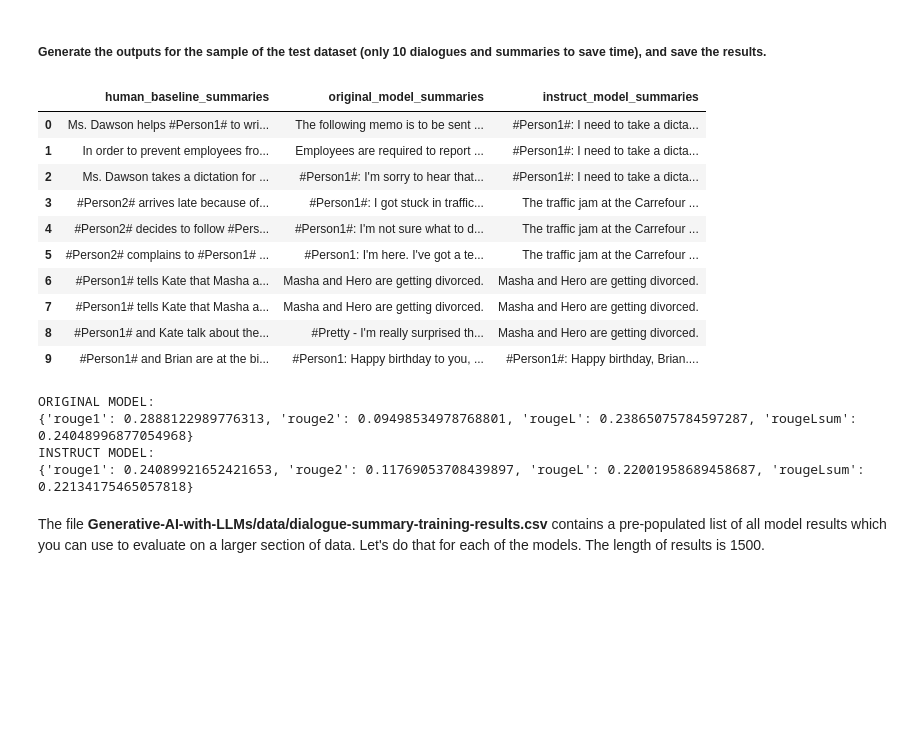
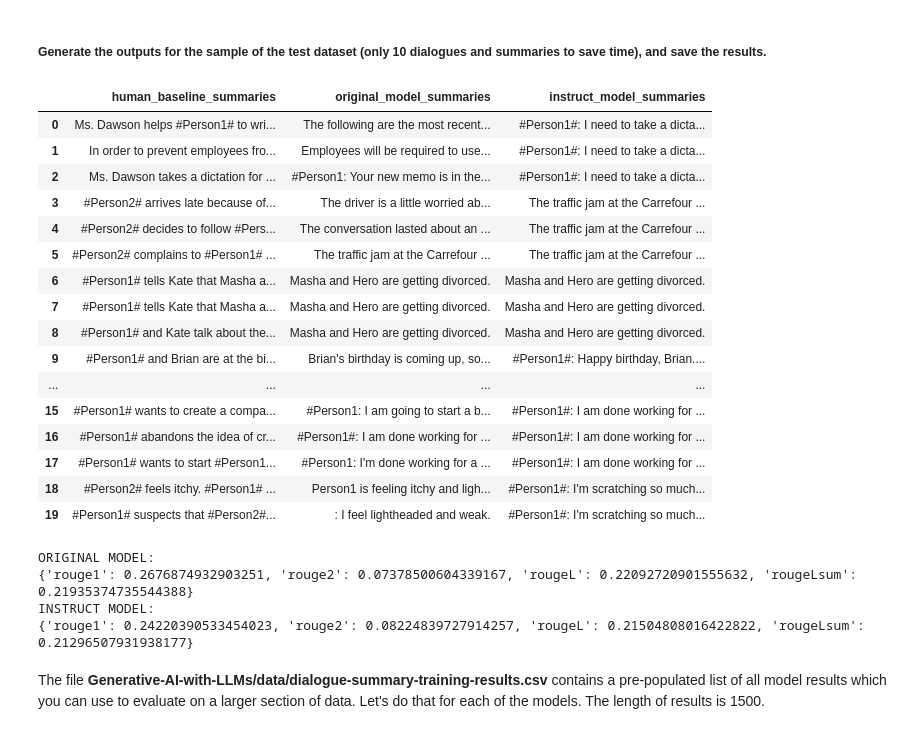
Before and after one commit to hwang2006/Generative-AI-with-LLMs, a Jupyter notebook: Lab_2_fine_tune_generative_ai_model.ipynb, the cells around one changed output. Saved outputs shown, nothing was run; the diff lists cells and outputs as text; code cells hidden in the pictures; blank space fills up the shorter version.

```diff
--- a/Lab_2_fine_tune_generative_ai_model.ipynb
+++ b/Lab_2_fine_tune_generative_ai_model.ipynb
@@ -266,7 +266,7 @@ training_args = TrainingArguments(
     logging_steps=100,
     fp16 = True,
     #max_steps=1,
-    #max_steps=100,
+    max_steps=100,
 )
 
 trainer = Trainer(
@@ -384,46 +384,52 @@ rouge = evaluate.load('rouge')
 # %%
 #dialogues = dataset['test'][0:10]['dialogue']
 #human_baseline_summaries = dataset['test'][0:10]['summary']
-dialogues = dataset['test'][0:10]['dialogue']
+dialogues = dataset['test'][0:20]['dialogue']
 human_baseline_summaries = dataset['test'][0:20]['summary']
 
 original_model_summaries = []
 instruct_model_summaries = []
 
 for _, dialogue in enumerate(dialogues):
     prompt = f"""
 Summarize the following conversation.
 
 {dialogue}
 
 Summary: """
     #input_ids = tokenizer(prompt, return_tensors="pt").input_ids
     input_ids = tokenizer(prompt, return_tensors="pt").input_ids.to(device)
 
     original_model_outputs = original_model.generate(input_ids=input_ids, generation_config=GenerationConfig(max_new_tokens=200))
     original_model_text_output = tokenizer.decode(original_model_outputs[0], skip_special_tokens=True)
     original_model_summaries.append(original_model_text_output)
 
     instruct_model_outputs = instruct_model.generate(input_ids=input_ids, generation_config=GenerationConfig(max_new_tokens=200))
     instruct_model_text_output = tokenizer.decode(instruct_model_outputs[0], skip_special_tokens=True)
     instruct_model_summaries.append(instruct_model_text_output)
 
 zipped_summaries = list(zip(human_baseline_summaries, original_model_summaries, instruct_model_summaries))
 
 df = pd.DataFrame(zipped_summaries, columns = ['human_baseline_summaries', 'original_model_summaries', 'instruct_model_summaries'])
 df
 # %% [output]
 |  | human_baseline_summaries | original_model_summaries | instruct_model_summaries |
-| 0 | Ms. Dawson helps #Person1# to wri... | The following memo is to be sent ... | #Person1#: I need to take a dicta... |
-| 1 | In order to prevent employees fro... | Employees are required to report ... | #Person1#: I need to take a dicta... |
-| 2 | Ms. Dawson takes a dictation for ... | #Person1#: I'm sorry to hear that... | #Person1#: I need to take a dicta... |
-| 3 | #Person2# arrives late because of... | #Person1#: I got stuck in traffic... | The traffic jam at the Carrefour ... |
-| 4 | #Person2# decides to follow #Pers... | #Person1#: I'm not sure what to d... | The traffic jam at the Carrefour ... |
-| 5 | #Person2# complains to #Person1# ... | #Person1: I'm here. I've got a te... | The traffic jam at the Carrefour ... |
+| 0 | Ms. Dawson helps #Person1# to wri... | The following are the most recent... | #Person1#: I need to take a dicta... |
+| 1 | In order to prevent employees fro... | Employees will be required to use... | #Person1#: I need to take a dicta... |
+| 2 | Ms. Dawson takes a dictation for ... | #Person1: Your new memo is in the... | #Person1#: I need to take a dicta... |
+| 3 | #Person2# arrives late because of... | The driver is a little worried ab... | The traffic jam at the Carrefour ... |
+| 4 | #Person2# decides to follow #Pers... | The conversation lasted about an ... | The traffic jam at the Carrefour ... |
+| 5 | #Person2# complains to #Person1# ... | The traffic jam at the Carrefour ... | The traffic jam at the Carrefour ... |
 | 6 | #Person1# tells Kate that Masha a... | Masha and Hero are getting divorced. | Masha and Hero are getting divorced. |
 | 7 | #Person1# tells Kate that Masha a... | Masha and Hero are getting divorced. | Masha and Hero are getting divorced. |
-| 8 | #Person1# and Kate talk about the... | #Pretty - I'm really surprised th... | Masha and Hero are getting divorced. |
-| 9 | #Person1# and Brian are at the bi... | #Person1: Happy birthday to you, ... | #Person1#: Happy birthday, Brian.... |
+| 8 | #Person1# and Kate talk about the... | Masha and Hero are getting divorced. | Masha and Hero are getting divorced. |
+| 9 | #Person1# and Brian are at the bi... | Brian's birthday is coming up, so... | #Person1#: Happy birthday, Brian.... |
+| ... | ... | ... | ... |
+| 15 | #Person1# wants to create a compa... | #Person1: I am going to start a b... | #Person1#: I am done working for ... |
+| 16 | #Person1# abandons the idea of cr... | #Person1#: I am done working for ... | #Person1#: I am done working for ... |
+| 17 | #Person1# wants to start #Person1... | #Person1: I'm done working for a ... | #Person1#: I am done working for ... |
+| 18 | #Person2# feels itchy. #Person1# ... | Person1 is feeling itchy and ligh... | #Person1#: I'm scratching so much... |
+| 19 | #Person1# suspects that #Person2#... | : I feel lightheaded and weak. | #Person1#: I'm scratching so much... |
 # %%
 #print(type(human_baseline_summaries))
 #print(len(human_baseline_summaries))
@@ -449,9 +455,9 @@ print('INSTRUCT MODEL:')
 print(instruct_model_results)
 # %% [output]
 ORIGINAL MODEL:
-{'rouge1': 0.2888122989776313, 'rouge2': 0.09498534978768801, 'rougeL': 0.23865075784597287, 'rougeLsum': 0.24048996877054968}
+{'rouge1': 0.2676874932903251, 'rouge2': 0.07378500604339167, 'rougeL': 0.22092720901555632, 'rougeLsum': 0.21935374735544388}
 INSTRUCT MODEL:
-{'rouge1': 0.24089921652421653, 'rouge2': 0.11769053708439897, 'rougeL': 0.22001958689458687, 'rougeLsum': 0.22134175465057818}
+{'rouge1': 0.24220390533454023, 'rouge2': 0.08224839727914257, 'rougeL': 0.21504808016422822, 'rougeLsum': 0.21296507931938177}
 # %% [markdown]
 The file **Generative-AI-with-LLMs/data/dialogue-summary-training-results.csv** contains a pre-populated list of all model results which you can use to evaluate on a larger section of data. Let's do that for each of the models. The length of results is 1500.
 # %%
```
Also changed, not shown: parts of 12 cells of this notebook.
